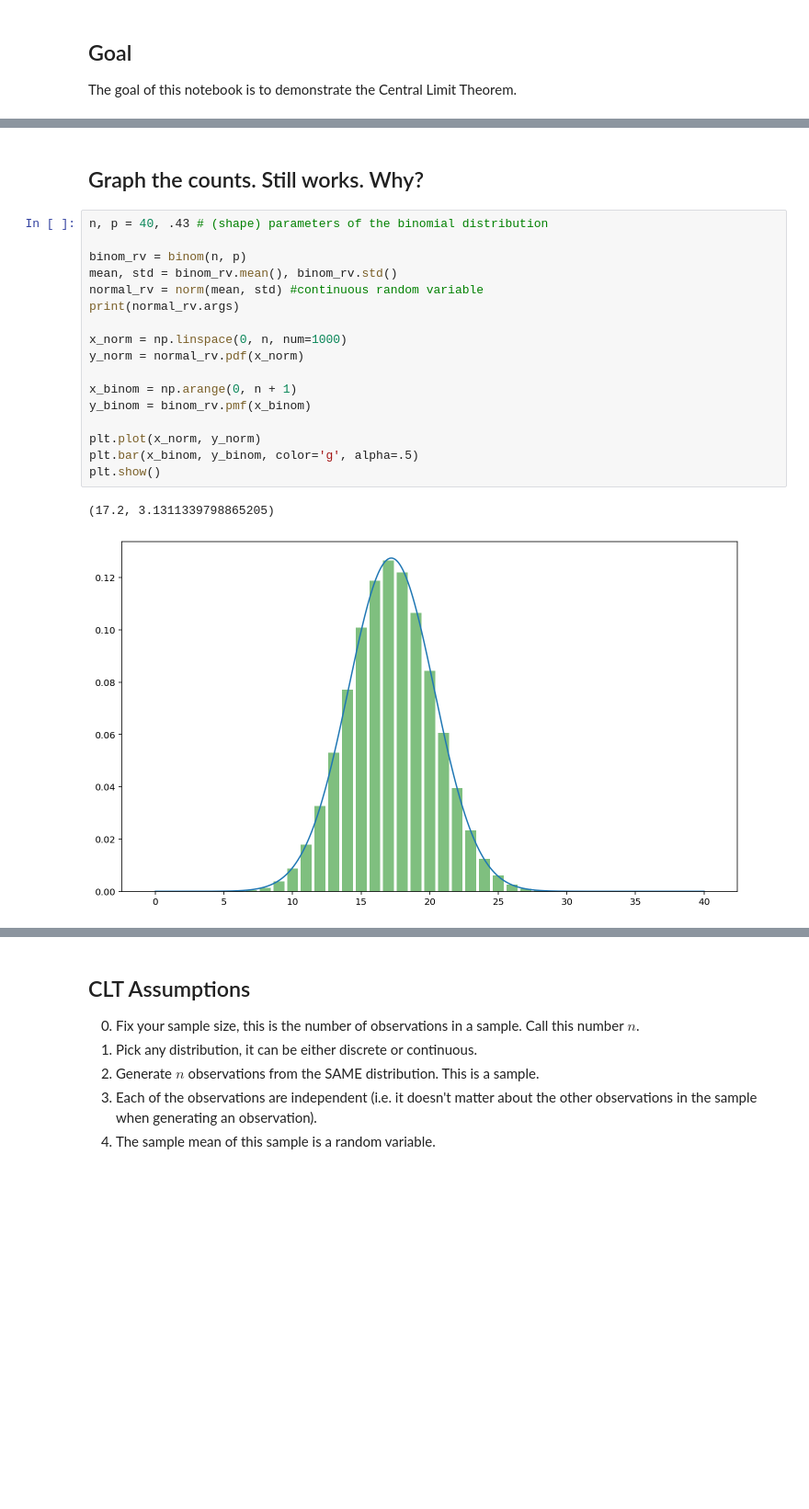
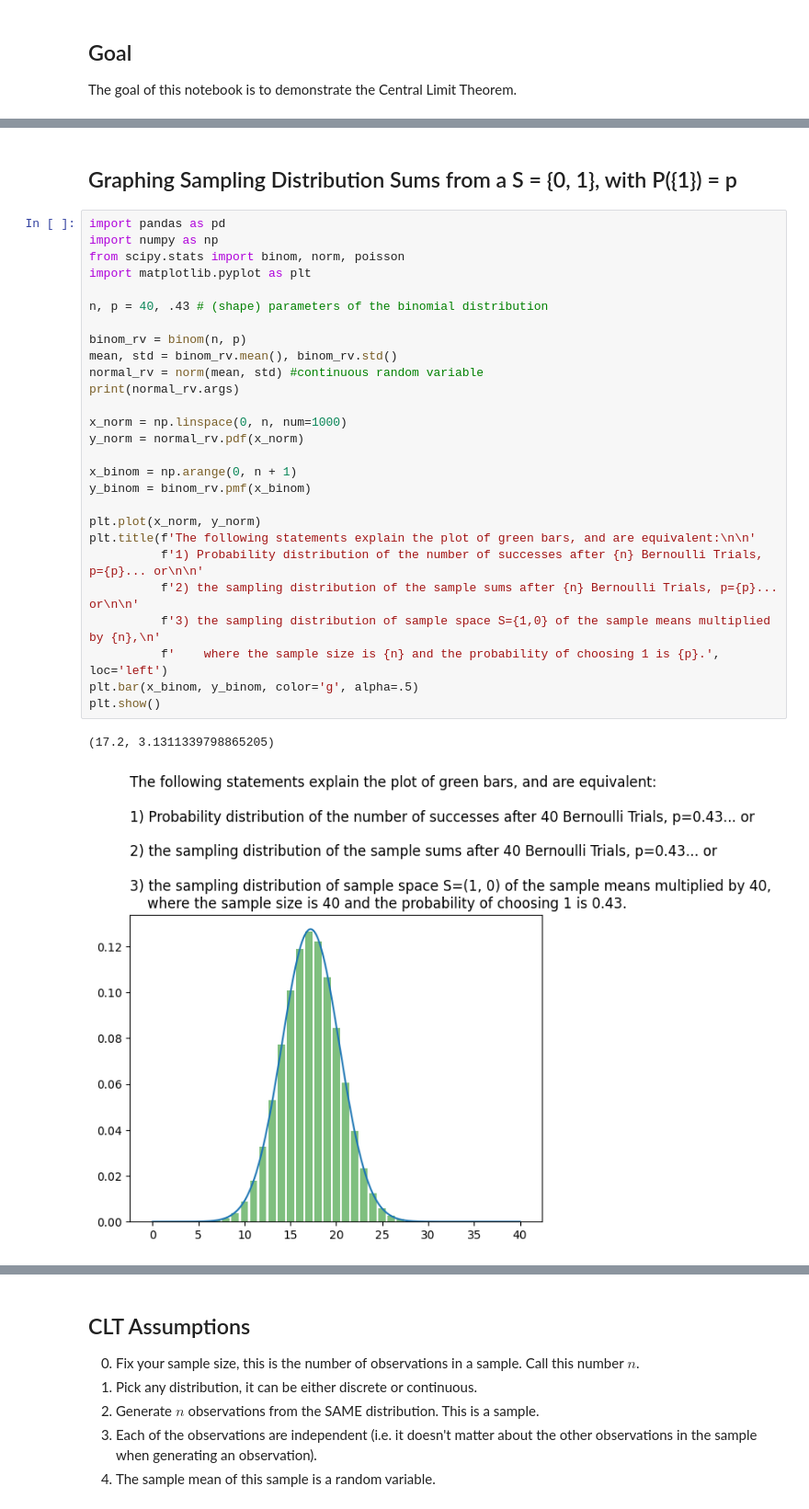
Before and after one commit to startakovsky/epib-463-fall-2022, a Jupyter notebook: handout-week-09/central-limit-theorem.ipynb, the cells around one changed output, grey strips where cells are left out. Shown: that part at 92% size. Cells and saved outputs as stored; diff of their text form; blank space fills up the shorter version.

```diff
--- a/handout-week-09/central-limit-theorem.ipynb
+++ b/handout-week-09/central-limit-theorem.ipynb
@@ -42,27 +33,37 @@ With the Binomial Distribution, we can interpret it to have the following setup:
     - $(0, 0, 1, 1) \rightarrow \frac{1}{2}$
  10. But, taking the average is just dividing by $n$. In this way, the distribution of the average has a squished shape as the distribution of the sum, and it is squished by a factor of $n$.
  11. So when we think of what the sample mean distribution is, we are just looking at the distribution of the average.
-# %% [markdown]
-## Graph the counts. Still works. Why?
+# %% [markdown]
+## Graphing Sampling Distribution Sums from a S = {0, 1}, with P({1}) = p
 # %%
+import pandas as pd
+import numpy as np
+from scipy.stats import binom, norm, poisson
+import matplotlib.pyplot as plt
+
 n, p = 40, .43 # (shape) parameters of the binomial distribution
 
 binom_rv = binom(n, p)
 mean, std = binom_rv.mean(), binom_rv.std()
 normal_rv = norm(mean, std) #continuous random variable
 print(normal_rv.args)
 
 x_norm = np.linspace(0, n, num=1000)
 y_norm = normal_rv.pdf(x_norm)
 
 x_binom = np.arange(0, n + 1)
 y_binom = binom_rv.pmf(x_binom)
 
 plt.plot(x_norm, y_norm)
+plt.title(f'The following statements explain the plot of green bars, and are equivalent:\n\n'
+          f'1) Probability distribution of the number of successes after {n} Bernoulli Trials, p={p}... or\n\n'
+          f'2) the sampling distribution of the sample sums after {n} Bernoulli Trials, p={p}... or\n\n'
+          f'3) the sampling distribution of sample space S={1,0} of the sample means multiplied by {n},\n'
+          f'    where the sample size is {n} and the probability of choosing 1 is {p}.', loc='left')
 plt.bar(x_binom, y_binom, color='g', alpha=.5)
 plt.show()
 # %% [output]
 (17.2, 3.1311339798865205)
-[figure, old version]
+[figure, new version]
 # %% [markdown]
 # Central Limit Theorem (CLT)
```
Also changed, not shown: parts of 34 cells of this notebook.
